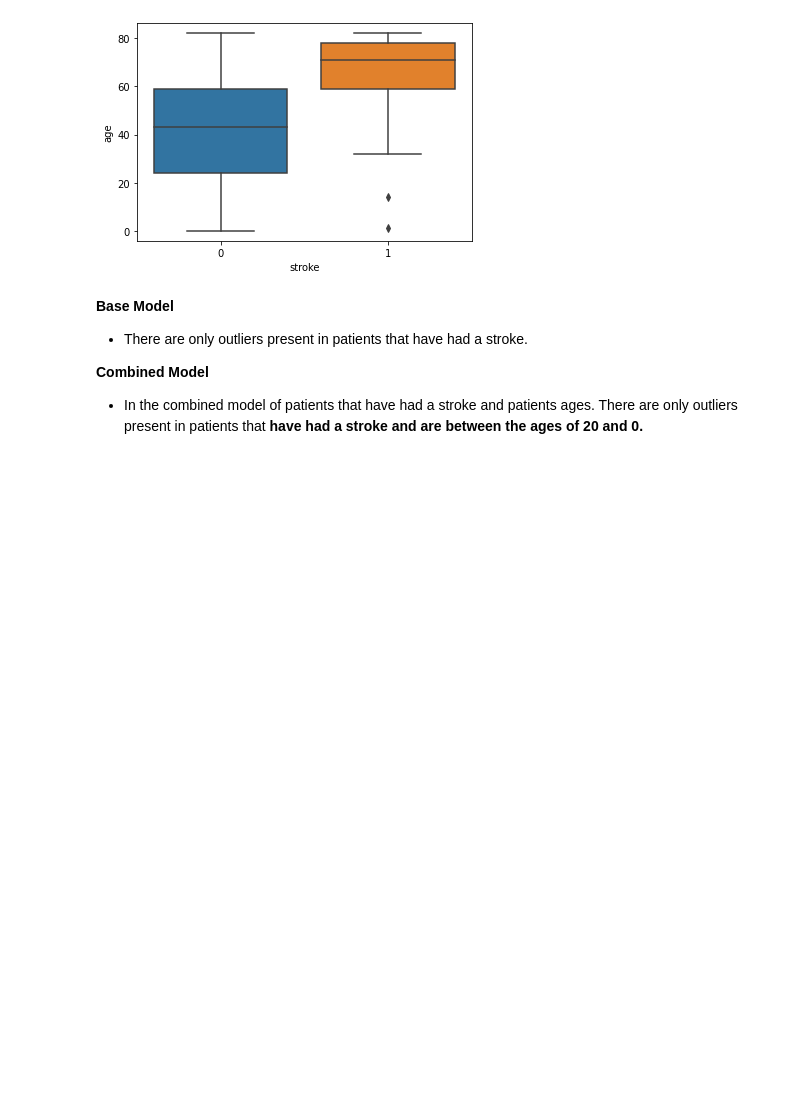
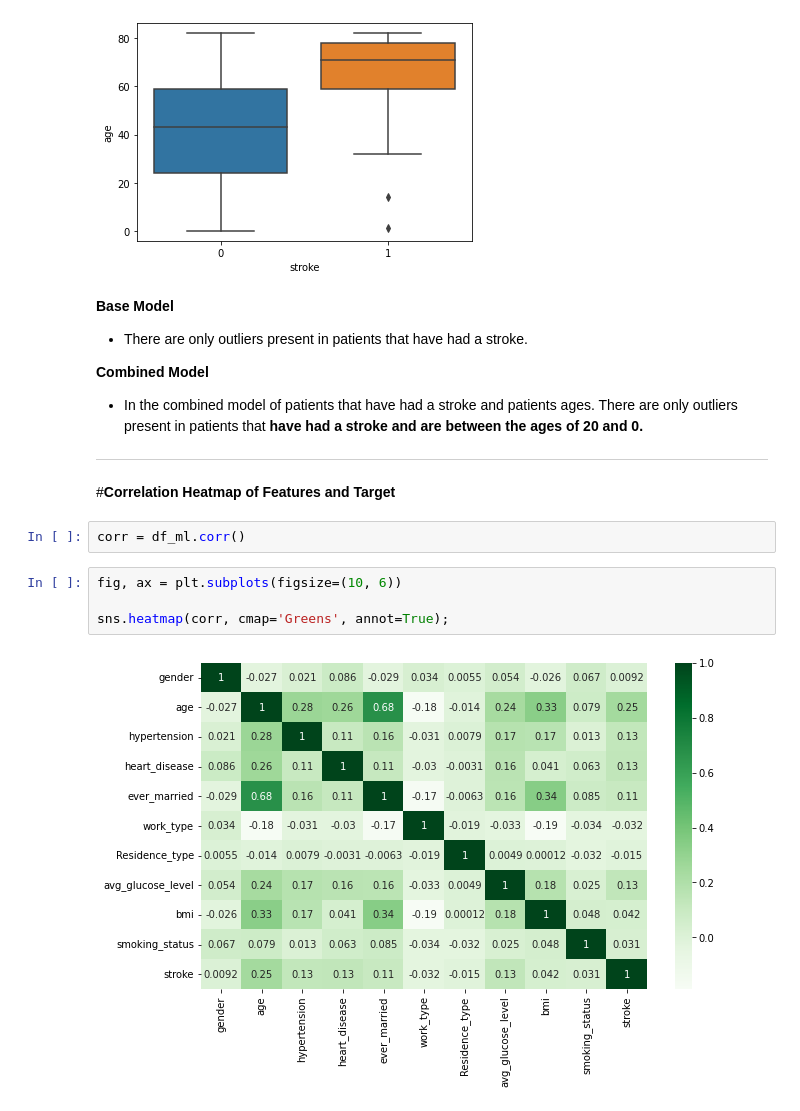
Before and after one commit to norgel/Analysis-of-Stroke-Patients, a Jupyter notebook: Patient_Analysis_of_Stroke_Pre_Post_Assessment.ipynb, the cells around one changed output. Drawn from its saved outputs; the diff is of its cells as text; blank space fills up the shorter version.

```diff
--- a/Patient_Analysis_of_Stroke_Pre_Post_Assessment.ipynb
+++ b/Patient_Analysis_of_Stroke_Pre_Post_Assessment.ipynb
@@ -573,3 +573,15 @@ sns.boxplot(x='stroke', y='age', data=df_ml);
 
 **Combined Model**
 - In the combined model of patients that have had a stroke and patients ages. There are only outliers present in patients that **have had a stroke and are between the ages of 20 and 0.**
+
+---
+# %% [markdown]
+#**Correlation Heatmap of Features and Target**
+# %%
+corr = df_ml.corr()
+# %%
+fig, ax = plt.subplots(figsize=(10, 6))
+
+sns.heatmap(corr, cmap='Greens', annot=True);
+# %% [output]
+[figure, added]
```
Also changed, not shown: parts of 8 cells of this notebook.
